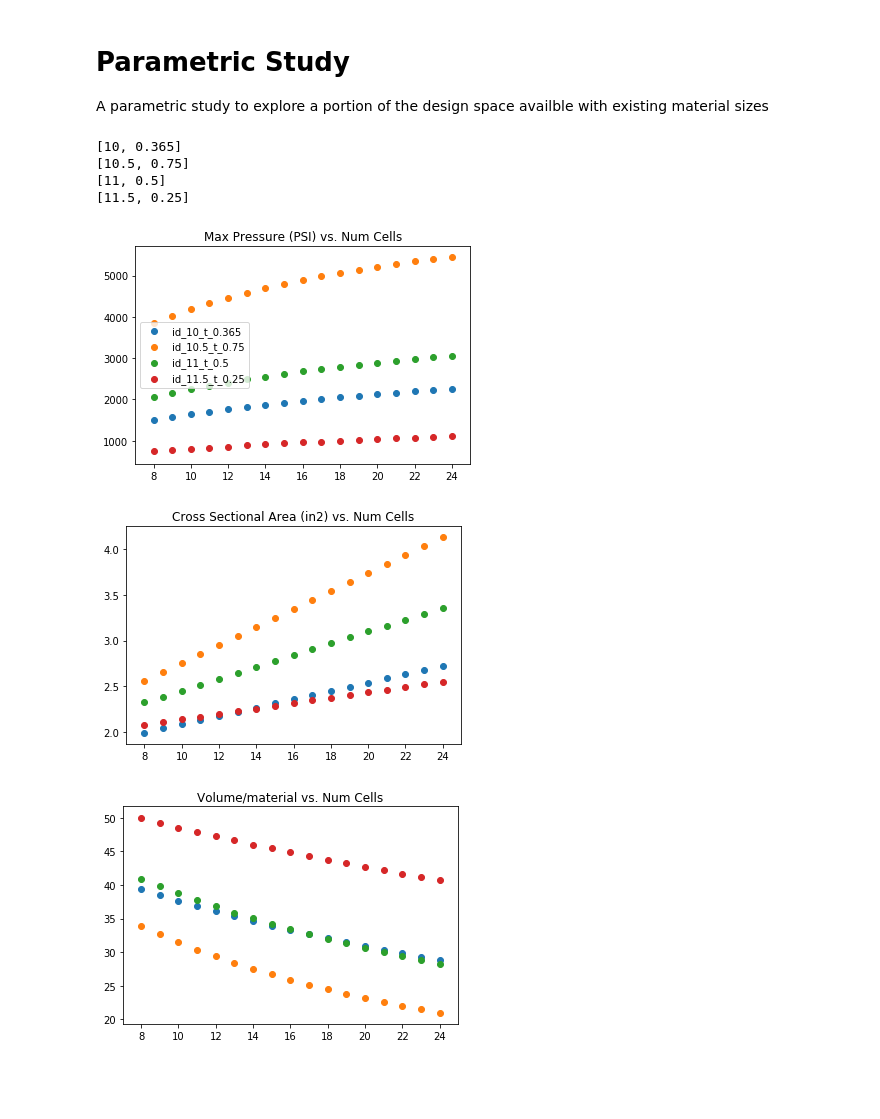
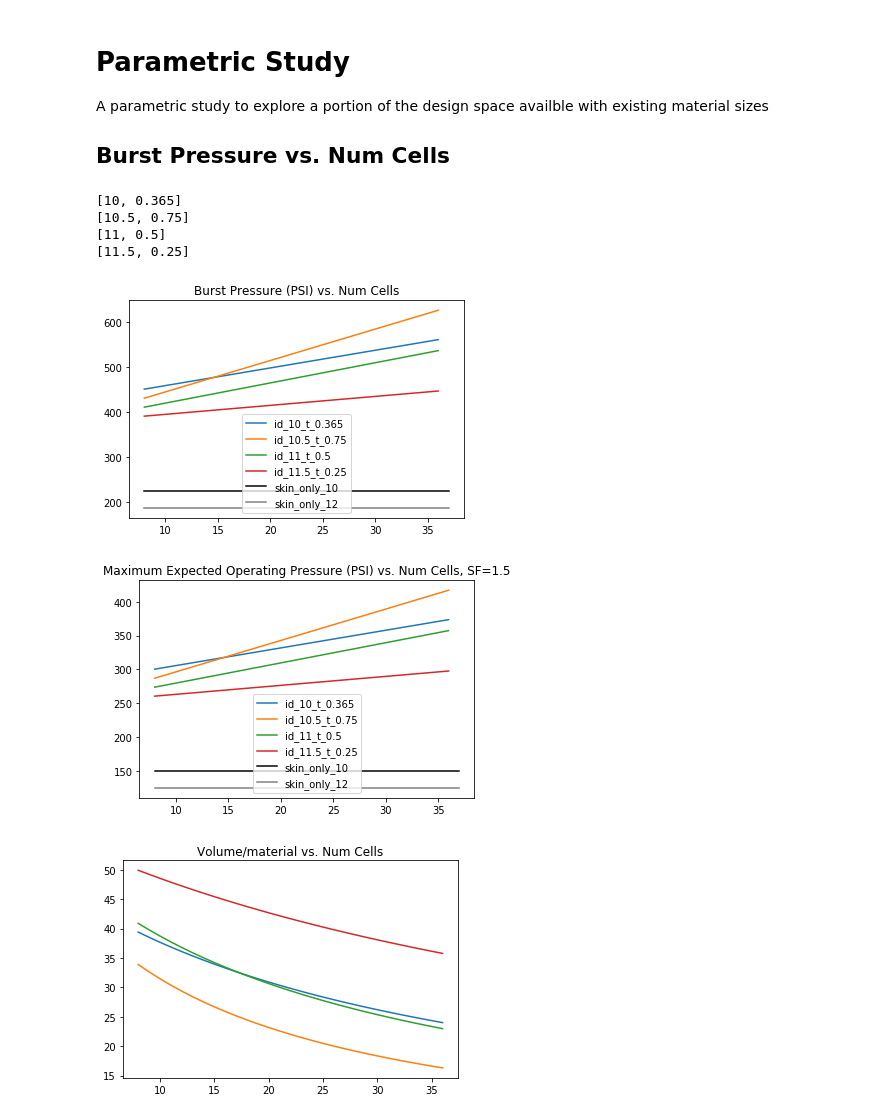
Before and after one commit to psas/lv4-isotank, a Jupyter notebook: lv4/parametric_design_space.ipynb, the cells around one changed output. Drawn from its saved outputs; the diff is of its cells as text; code cells hidden in the pictures; blank space fills up the shorter version.

```diff
--- a/lv4/parametric_design_space.ipynb
+++ b/lv4/parametric_design_space.ipynb
@@ -1,17 +1,28 @@
 # %% [markdown]
 # Parametric Study
 A parametric study to explore a portion of the design space availble with existing material sizes
+## Burst Pressure vs. Num Cells
 # %%
 import math
 import matplotlib.pyplot as plt
 
+
+# Requirements
+safety_factor = 1.5 # LV4 requirement 3.2.4.15
+
 # Material properties
 E = 69.0 # Young's Modules, GPa for Al 6061-T6
+E_imp = 10000*1000 # PSI
 nu = 0.33 # Poisson's Ratio for Al 6061-T6
 material_name = '6061-T6'
 welded_tensile_strength = 24000 # psi
-tensile_strength = 40000 # psi
-ult_tensile_strength = 45000 # psi
+F_ty = 40 # ksi
+F_tu = 45 # ksi
+
+# Instability
+c0 = 0.397    # 4.2.005
+c1 = 10.2     # 4.2.006
+c2 = 0.616    # 4.2.008
 
 # Common Properties
 skin_t = 0.05
@@ -26,56 +37,73 @@ for tank in raw_mat_options:
     tank_id = tank[0]
     tank_wall_t = tank[1]
     tank_od = tank_id+2*tank_wall_t
+    tank_r = tank_od/2
     center_radius = (tank_od+tank_id)/4
     rib_depth = tank_wall_t - skin_t
     rel_weight_data = []
-    max_p_data = []
+    p_burst_data = []
     volume_to_area = []
-    num_cell_data = range(8,25)
+    num_cell_data = range(8,37)
     for num_radial_divisions in num_cell_data:
         pattern_size = tank_od*math.pi/num_radial_divisions
         cell_height = pattern_size
         alpha = (rib_t*rib_depth)/(skin_t*cell_height) # Web non-dimensional ratio, pg. 2.0.008
         delta = rib_depth/skin_t # rib depth to skin thickness ratio, pg. 2.0.008
         if flanges == False:
             beta = (3*alpha*(1+delta)**2+(1+alpha)*(1+alpha*delta**2))**0.5
             t_star = skin_t*beta/(1+alpha) # equivilent thickness, Eq. 2.5.3
             t_bar = skin_t*(1+3*alpha)
             E_star = E*(1+alpha)**2.0/beta # equivilent Young's Modulus Eq. 2.5.4#
 
         # Pressure
-        max_p = tensile_strength*t_star/(tank_id/2)
+        N_cr_1 = c0*E_imp/1000*skin_t*skin_t/tank_r*beta
+        N_cr_2 = c1*E_imp/1000*skin_t*(1+alpha)*(skin_t*skin_t)/(pattern_size*pattern_size)
+        N_cr_3 = c2*E_imp/1000*skin_t*(1+alpha)*(rib_t*rib_t)/(rib_depth*rib_depth)
+        p_burst = F_tu*1000*skin_t*(1+alpha)/tank_r
+
         #print('max pressure for unwelded ,', material_name, ': ',max_pressure, 'psi')
         cs_area = t_bar*2*math.pi*center_radius
         rel_weight_data.append(cs_area)
-        max_p_data.append(max_p)
+        p_burst_data.append(p_burst)
         #p_to_area.append(max_p/cs_area)
         volume_to_area.append((math.pi*tank_id*tank_id/4)/cs_area)
-    results.append([tank_id, tank_wall_t, num_cell_data, rel_weight_data, max_p_data, volume_to_area])
+    results.append([tank_id, tank_wall_t, num_cell_data, rel_weight_data, p_burst_data, volume_to_area])
 
-# Max pressures
+# Burst pressures
+p_burst_skin_10 = F_tu*1000*skin_t/10
+p_burst_skin_12 = F_tu*1000*skin_t/12
 max_p_plot = plt.figure(1)
-plt.title('Max Pressure (PSI) vs. Num Cells')
+plt.title('Burst Pressure (PSI) vs. Num Cells')
 for item in results:
-    plt.scatter(item[2], item[4],label='id_'+str(item[0])+'_t_'+str(item[1]))
+    plt.plot(item[2], item[4],label='id_'+str(item[0])+'_t_'+str(item[1]))
+plt.plot([8,37],[p_burst_skin_10,p_burst_skin_10],label='skin_only_10', color='black')
+plt.plot([8,37],[p_burst_skin_12,p_burst_skin_12],label='skin_only_12', color='gray')
 plt.legend()
 
-# Cross Sectional Area
-cross_area_plot = plt.figure(2)
-plt.title('Cross Sectional Area (in2) vs. Num Cells')
+# Operating pressures
+max_p_plot = plt.figure(2)
+plt.title('Maximum Expected Operating Pressure (PSI) vs. Num Cells, SF='+str(safety_factor))
 for item in results:
-    plt.scatter(item[2], item[3])
+    burst_p = item[4]
+    op_p = []
+    for p in burst_p:
+        op_p.append(p/safety_factor)
+    plt.plot(item[2], op_p,label='id_'+str(item[0])+'_t_'+str(item[1]))
+plt.plot([8,37],[p_burst_skin_10/safety_factor,p_burst_skin_10/safety_factor],label='skin_only_10', color='black')
+plt.plot([8,37],[p_burst_skin_12/safety_factor,p_burst_skin_12/safety_factor],label='skin_only_12', color='gray')
+plt.legend()
 
-# Cross Sectional Area
+
+# Volume Ratio
 p_to_area_plot = plt.figure(3)
 plt.title('Volume/material vs. Num Cells')
 for item in results:
-    plt.scatter(item[2], item[5])
+    plt.plot(item[2], item[5])
 # %% [output]
 [10, 0.365]
 [10.5, 0.75]
 [11, 0.5]
 [11.5, 0.25]
-[figure, old version]
+[figure, new version]
-[figure, old version]
+[figure, new version]
-[figure, old version]
+[figure, new version]
```
Also changed, not shown: parts of 2 cells of this notebook.
